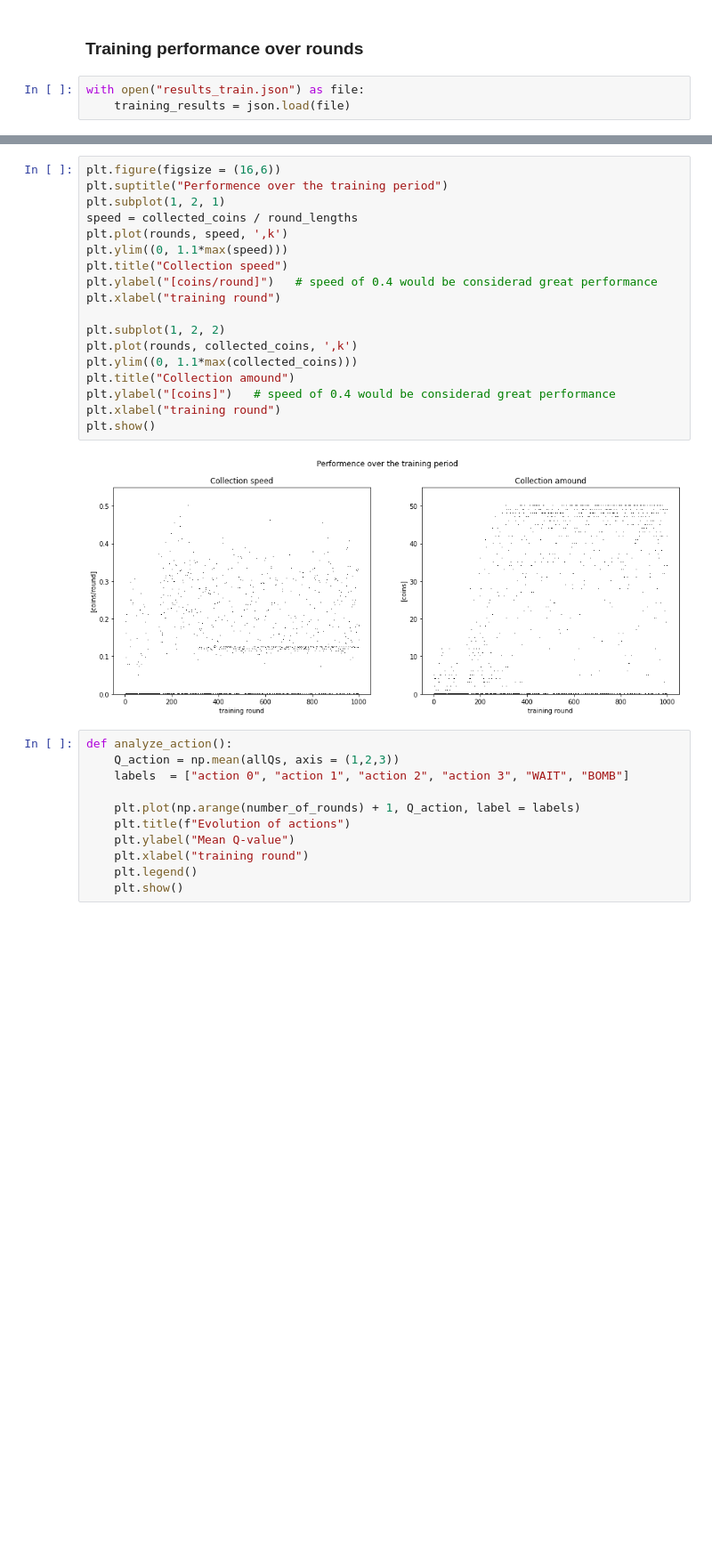
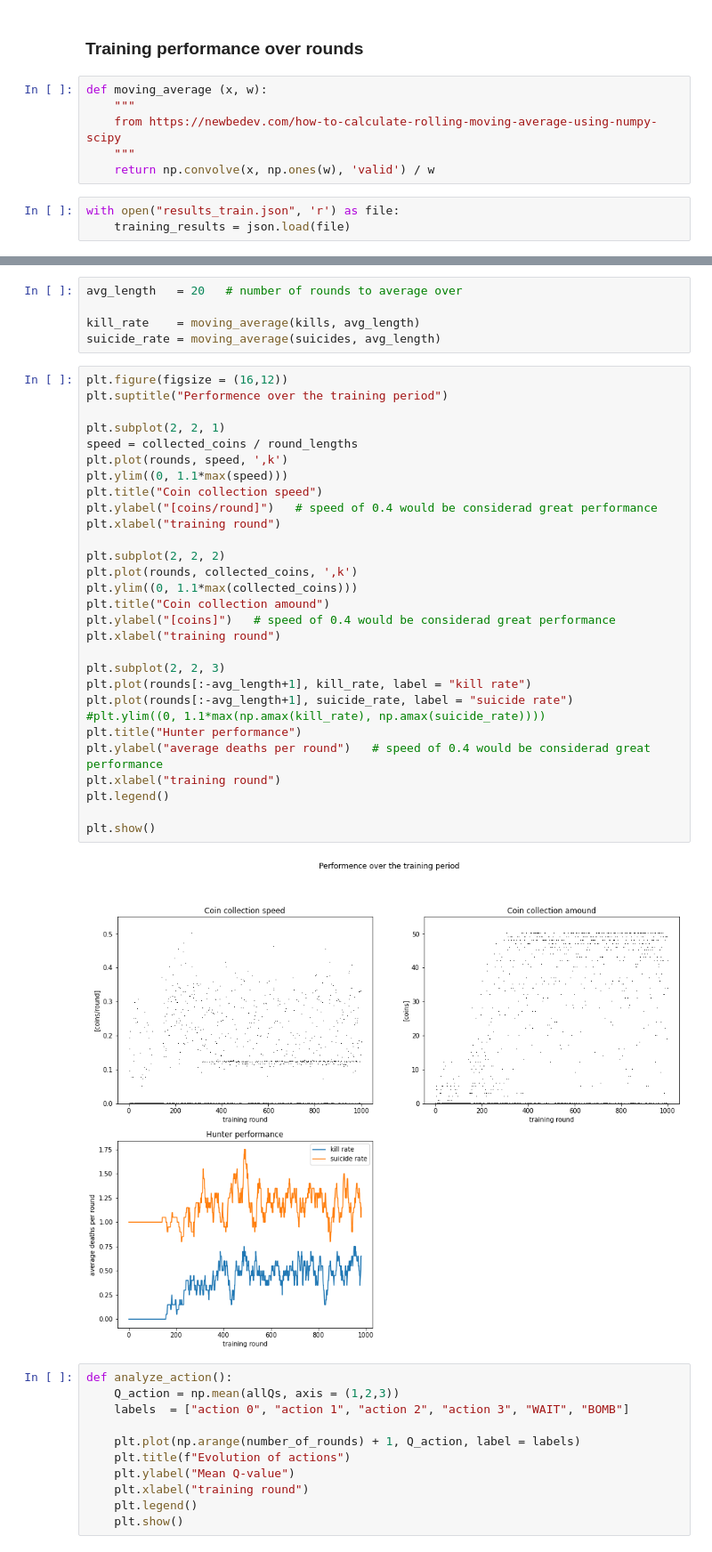
Before and after one commit to Fjallripa/bomberman, a Jupyter notebook: analysis/h2b/new-Q-update/analysis_train.ipynb, the cells around one changed output, grey strips where cells are left out. Shown at 89% size. Drawn from its saved outputs; the diff is of its cells as text; blank space fills up the shorter version.

```diff
--- a/analysis/h2b/new-Q-update/analysis_train.ipynb
+++ b/analysis/h2b/new-Q-update/analysis_train.ipynb
@@ -87,8 +87,14 @@ state  direction features   policy  trained model                      number of
 ## Looking at the training process
 # %% [markdown]
 ### Training performance over rounds
+# %%
+def moving_average (x, w):
+    """
+    from https://newbedev.com/how-to-calculate-rolling-moving-average-using-numpy-scipy
+    """
+    return np.convolve(x, np.ones(w), 'valid') / w
 # %%
-with open("results_train.json") as file:
+with open("results_train.json", 'r') as file:
     training_results = json.load(file)
 # %%
 number_of_rounds = training_results['by_agent'][f"agent_{agent_name}"]['rounds']
@@ -105,23 +116,39 @@ for i, round_name in enumerate(round_list):
+# %%
+avg_length   = 20   # number of rounds to average over
+
+kill_rate    = moving_average(kills, avg_length)
+suicide_rate = moving_average(suicides, avg_length)
 # %%
-plt.figure(figsize = (16,6))
+plt.figure(figsize = (16,12))
 plt.suptitle("Performence over the training period")
-plt.subplot(1, 2, 1)
+
+plt.subplot(2, 2, 1)
 speed = collected_coins / round_lengths
 plt.plot(rounds, speed, ',k')
 plt.ylim((0, 1.1*max(speed)))
-plt.title("Collection speed")
+plt.title("Coin collection speed")
 plt.ylabel("[coins/round]")   # speed of 0.4 would be considerad great performance
 plt.xlabel("training round")
 
-plt.subplot(1, 2, 2)
+plt.subplot(2, 2, 2)
 plt.plot(rounds, collected_coins, ',k')
 plt.ylim((0, 1.1*max(collected_coins)))
-plt.title("Collection amound")
+plt.title("Coin collection amound")
 plt.ylabel("[coins]")   # speed of 0.4 would be considerad great performance
 plt.xlabel("training round")
+
+plt.subplot(2, 2, 3)
+plt.plot(rounds[:-avg_length+1], kill_rate, label = "kill rate")
+plt.plot(rounds[:-avg_length+1], suicide_rate, label = "suicide rate")
+#plt.ylim((0, 1.1*max(np.amax(kill_rate), np.amax(suicide_rate))))
+plt.title("Hunter performance")
+plt.ylabel("average deaths per round")   # speed of 0.4 would be considerad great performance
+plt.xlabel("training round")
+plt.legend()
+
 plt.show()
 # %% [output]
-[figure, old version]
+[figure, new version]
 # %%
 def analyze_action():
     Q_action = np.mean(allQs, axis = (1,2,3))
```
Also changed, not shown: parts of 1 cell of this notebook, 21 other files.
